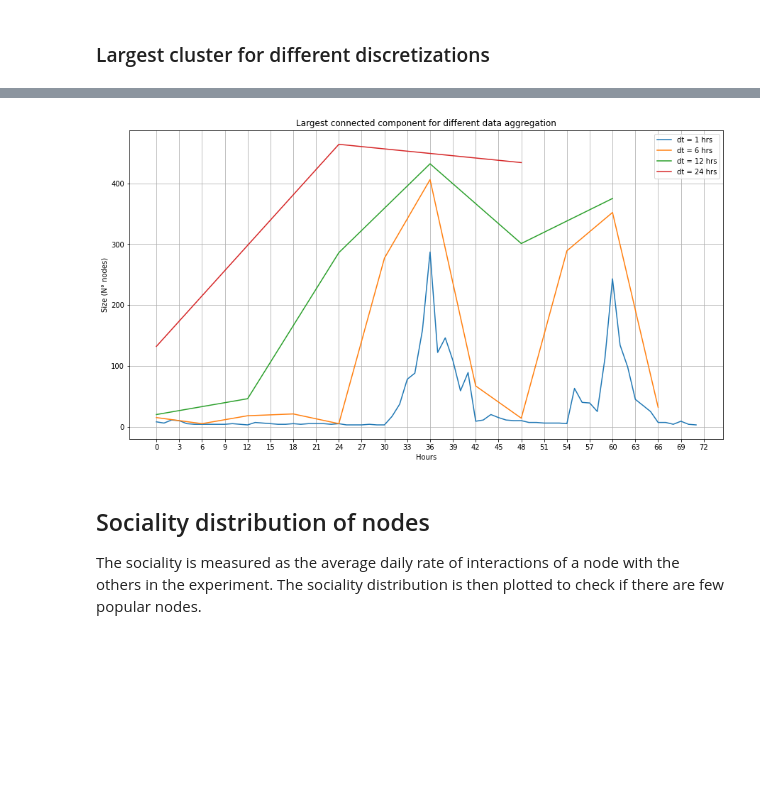
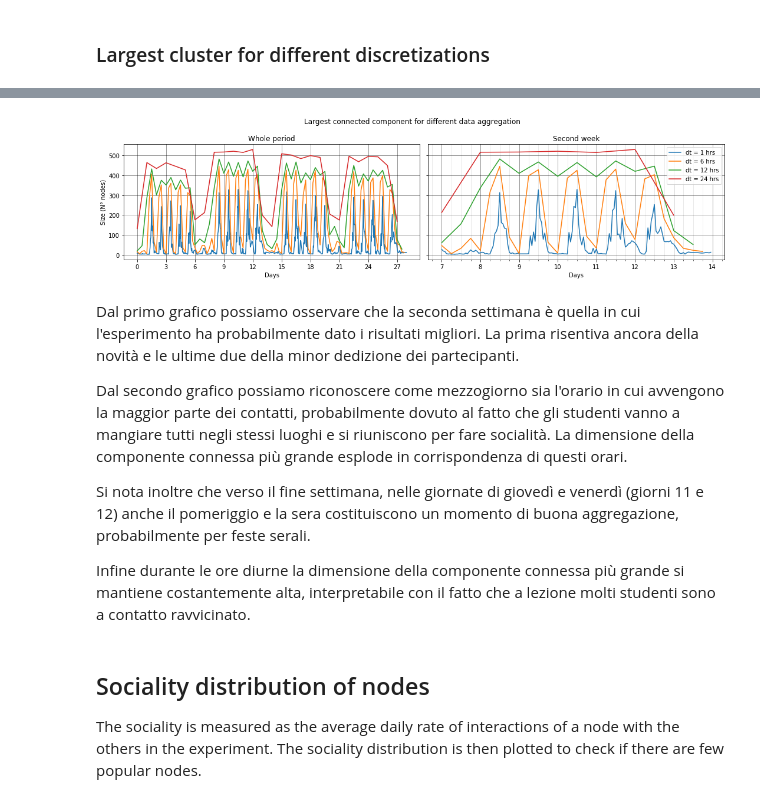
Before and after one commit to dariobaron/copenhagen_project, a Jupyter notebook: Dario_a_Copenhagen.ipynb, the cells around one changed output, grey strips where cells are left out. Saved outputs shown, nothing was run; the diff lists cells and outputs as text; code cells hidden in the pictures; blank space fills up the shorter version.

```diff
--- a/Dario_a_Copenhagen.ipynb
+++ b/Dario_a_Copenhagen.ipynb
@@ -194,18 +165,46 @@ for dt in [1, 6, 12, 24]:
-# %%
-plt.figure(figsize=(15,8))
-for dt in [1, 6, 12, 24]:
-    df = aggregate_strong_connections(df_bt[df_bt["# timestamp"] < 60*60*24*3], dt)
-    graphs = create_time_graphs(df)
-    nodes_largest_cluster = [max([len(G.subgraph(c)) for c in nx.connected_components(G)]) for G in graphs]
-    plt.plot(np.arange(len(graphs))*dt, nodes_largest_cluster, label=f"dt = {dt} hrs")
-    plt.title("Largest connected component for different data aggregation")
-    plt.ylabel("Size (N° nodes)")
-    plt.xlabel("Hours")
-    plt.xticks(np.linspace(0,72,25))
-    plt.grid(True)
-    plt.legend()
-# %% [output]
-[figure, removed]
+# %%
+fig, axs = plt.subplots(1, 2, figsize=(15,4), sharey=True)
+fig.suptitle("Largest connected component for different data aggregation")
+
+
+for dt in [1, 6, 12, 24]:
+    df = aggregate_strong_connections(df_bt, dt)
+    graphs = create_time_graphs(df)
+    nodes_largest_cluster = [max([len(G.subgraph(c)) for c in nx.connected_components(G)]) for G in graphs]
+    axs[0].plot(np.arange(len(graphs))*dt/24, nodes_largest_cluster, label=f"dt = {dt} hrs")
+axs[0].set_title("Whole period")
+axs[0].set_ylabel("Size (N° nodes)")
+axs[0].set_xlabel("Days")
+axs[0].set_xticks(np.linspace(0,27,10))
+axs[0].grid(True, which="major", c="black", alpha=0.5)
+
+
+for dt in [1, 6, 12, 24]:
+    second_week_slice = (df_bt["# timestamp"] >= 60*60*24*7) & (df_bt["# timestamp"] < 60*60*24*7*2)
+    df = aggregate_strong_connections(df_bt[second_week_slice], dt)
+    graphs = create_time_graphs(df)
+    nodes_largest_cluster = [max([len(G.subgraph(c)) for c in nx.connected_components(G)]) for G in graphs]
+    axs[1].plot(np.arange(len(graphs))*dt/24+7, nodes_largest_cluster, label=f"dt = {dt} hrs")
+axs[1].set_title("Second week")
+axs[1].set_xlabel("Days")
+axs[1].xaxis.set_minor_locator(AutoMinorLocator(4))
+axs[1].set_xticks(np.arange(0,7.5,1)+7)
+axs[1].grid(True, which="major", c="black", alpha=0.5)
+axs[1].grid(True, which="minor", c="black", alpha=0.1)
+axs[1].legend()
+
+
+fig.tight_layout()
+# %% [output]
+[figure, added]
+# %% [markdown]
+Dal primo grafico possiamo osservare che la seconda settimana è quella in cui l'esperimento ha probabilmente dato i risultati migliori. La prima risentiva ancora della novità e le ultime due della minor dedizione dei partecipanti.
+
+Dal secondo grafico possiamo riconoscere come mezzogiorno sia l'orario in cui avvengono la maggior parte dei contatti, probabilmente dovuto al fatto che gli studenti vanno a mangiare tutti negli stessi luoghi e si riuniscono per fare socialità. La dimensione della componente connessa più grande esplode in corrispondenza di questi orari.
+
+Si nota inoltre che verso il fine settimana, nelle giornate di giovedì e venerdì (giorni 11 e 12) anche il pomeriggio e la sera costituiscono un momento di buona aggregazione, probabilmente per feste serali.
+
+Infine durante le ore diurne la dimensione della componente connessa più grande si mantiene costantemente alta, interpretabile con il fatto che a lezione molti studenti sono a contatto ravvicinato.
 # %% [markdown]
 ## Sociality distribution of nodes
 
```
Also changed, not shown: parts of 12 cells of this notebook, 1 other file.
